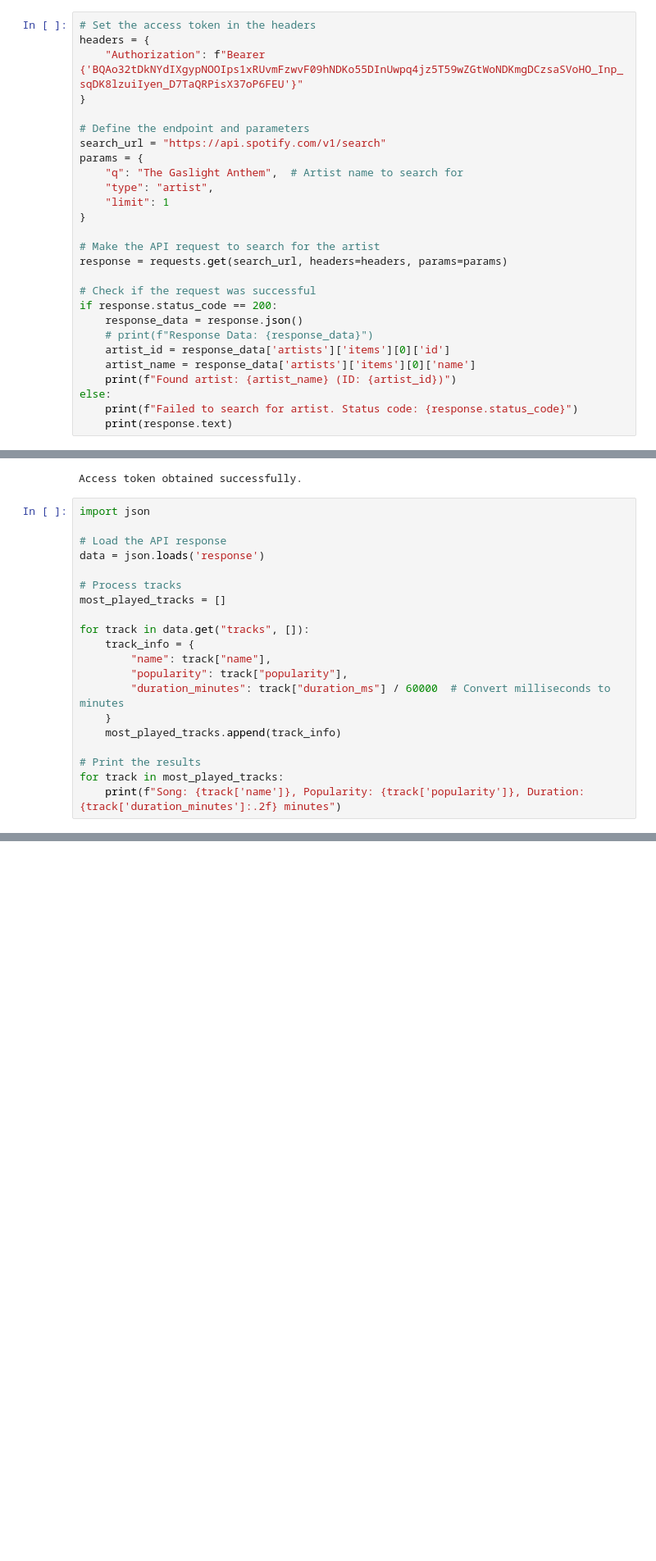
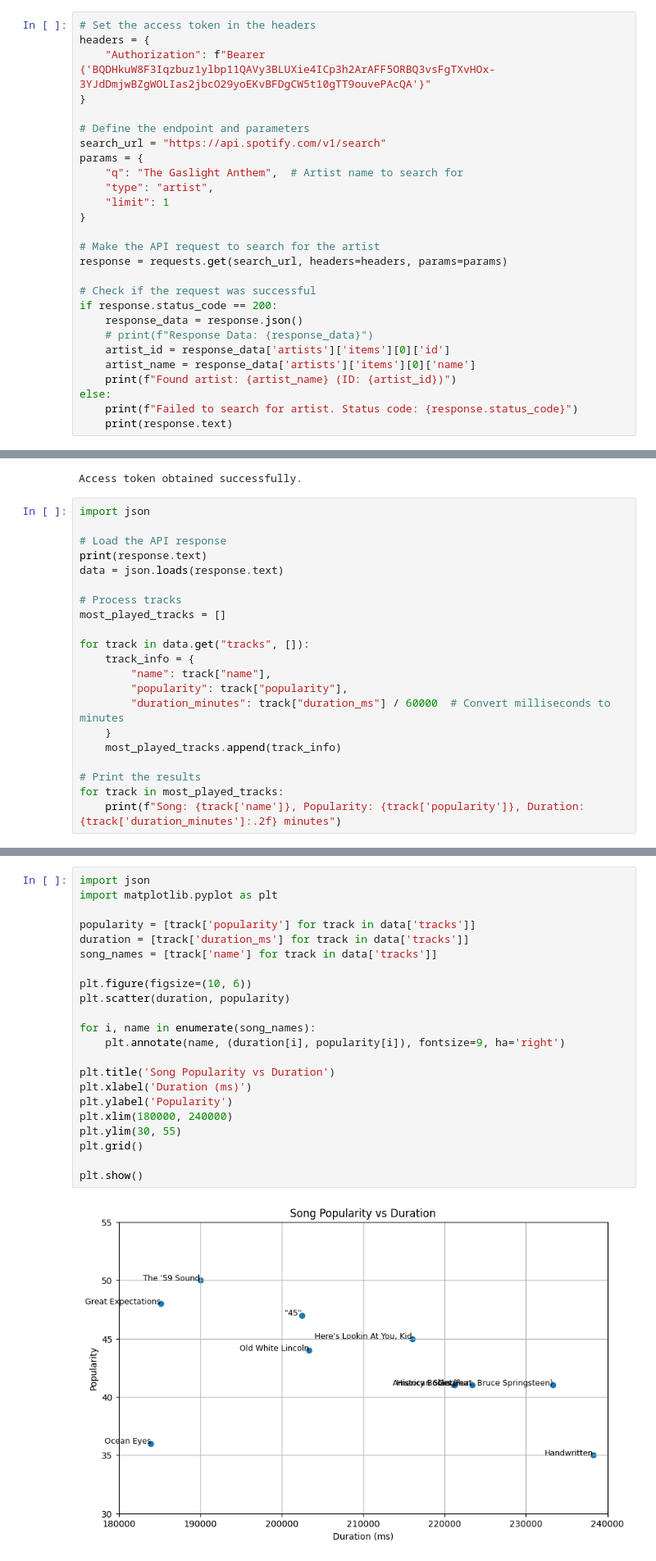
Before and after one commit to 4GeeksAcademy/Team-Crunchy-Tacos_interacting-with-api-python-project-tutorial, a Jupyter notebook: src/explore.ipynb, the cells around one changed output, grey strips where cells are left out. Shown at 82% size. Drawn from its saved outputs; the diff is of its cells as text; blank space fills up the shorter version.

```diff
--- a/src/explore.ipynb
+++ b/src/explore.ipynb
@@ -53,7 +53,7 @@ access_token
 # %%
 # Set the access token in the headers
 headers = {
-    "Authorization": f"Bearer {'BQAo32tDkNYdIXgypNOOIps1xRUvmFzwvF09hNDKo55DInUwpq4jz5T59wZGtWoNDKmgDCzsaSVoHO_Inp_sqDK8lzuiIyen_D7TaQRPisX37oP6FEU'}"
+    "Authorization": f"Bearer {'BQDHkuW8F3Iqzbuz1ylbp11QAVy3BLUXie4ICp3h2ArAFF5ORBQ3vsFgTXvHOx-3YJdDmjwBZgWOLIas2jbcO29yoEKvBFDgCW5t10gTT9ouvePAcQA'}"
 }
 
 # Define the endpoint and parameters
@@ -148,7 +148,8 @@ Access token obtained successfully.
 import json
 
 # Load the API response
-data = json.loads('response')
+print(response.text)
+data = json.loads(response.text)
 
 # Process tracks
 most_played_tracks = []
@@ -168,0 +180,24 @@ JSONDecodeError: Expecting value: line 1 column 1 (char 0)
+# %%
+import json
+import matplotlib.pyplot as plt
+
+popularity = [track['popularity'] for track in data['tracks']]
+duration = [track['duration_ms'] for track in data['tracks']]
+song_names = [track['name'] for track in data['tracks']]
+
+plt.figure(figsize=(10, 6))
+plt.scatter(duration, popularity)
+
+for i, name in enumerate(song_names):
+    plt.annotate(name, (duration[i], popularity[i]), fontsize=9, ha='right')
+
+plt.title('Song Popularity vs Duration')
+plt.xlabel('Duration (ms)')
+plt.ylabel('Popularity')
+plt.xlim(180000, 240000)
+plt.ylim(30, 55)
+plt.grid()
+
+plt.show()
+# %% [output]
+[figure, added]
```
Also changed, not shown: parts of 2 cells of this notebook.
